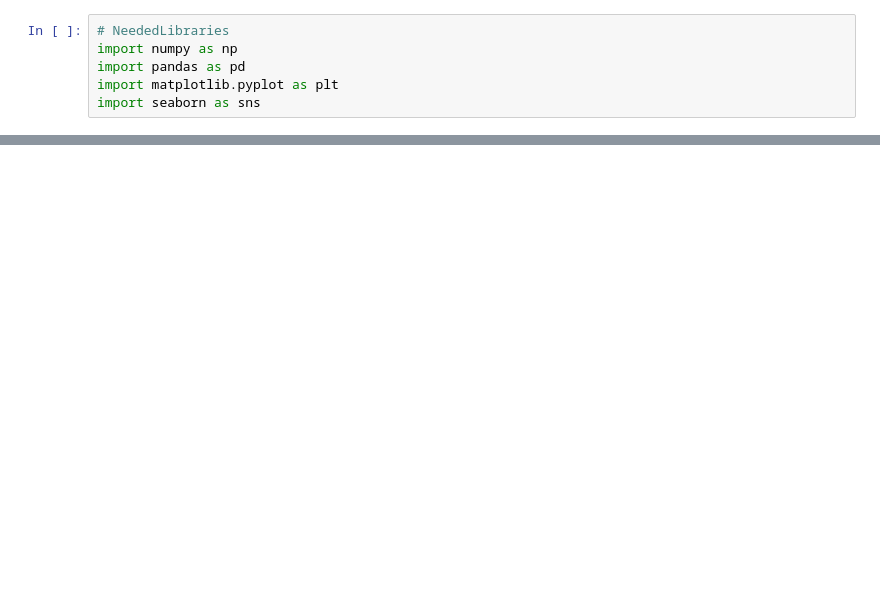
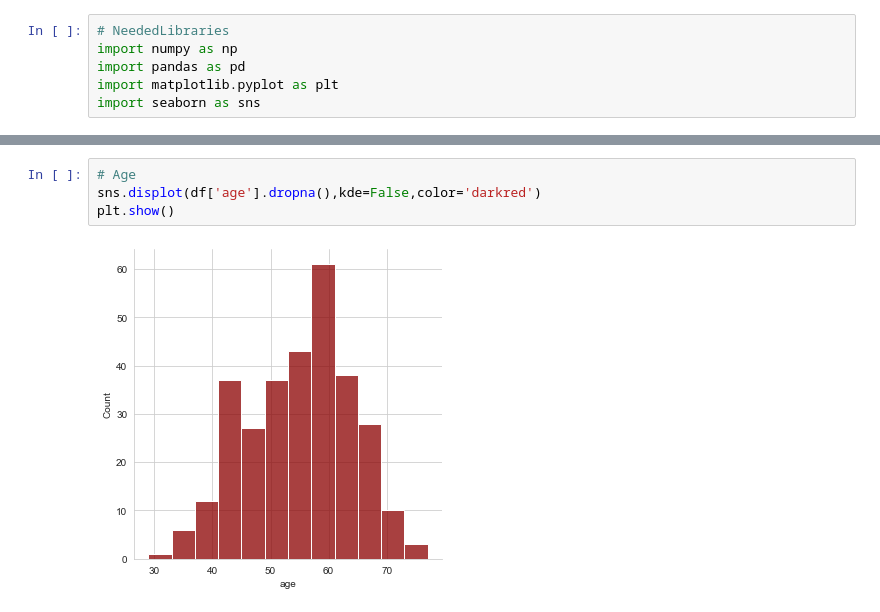
Before and after one commit to Abubakr1710/Hipocratia, a Jupyter notebook: EDA_Abu.ipynb, the cells around one changed output, grey strips where cells are left out. Cells and saved outputs as stored; diff of their text form; blank space fills up the shorter version.

```diff
--- a/EDA_Abu.ipynb
+++ b/EDA_Abu.ipynb
@@ -16,0 +64,6 @@ df.head()
+# %%
+# Age
+sns.displot(df['age'].dropna(),kde=False,color='darkred')
+plt.show()
+# %% [output]
+[figure, added]
```
Also changed, not shown: parts of 6 cells of this notebook.
